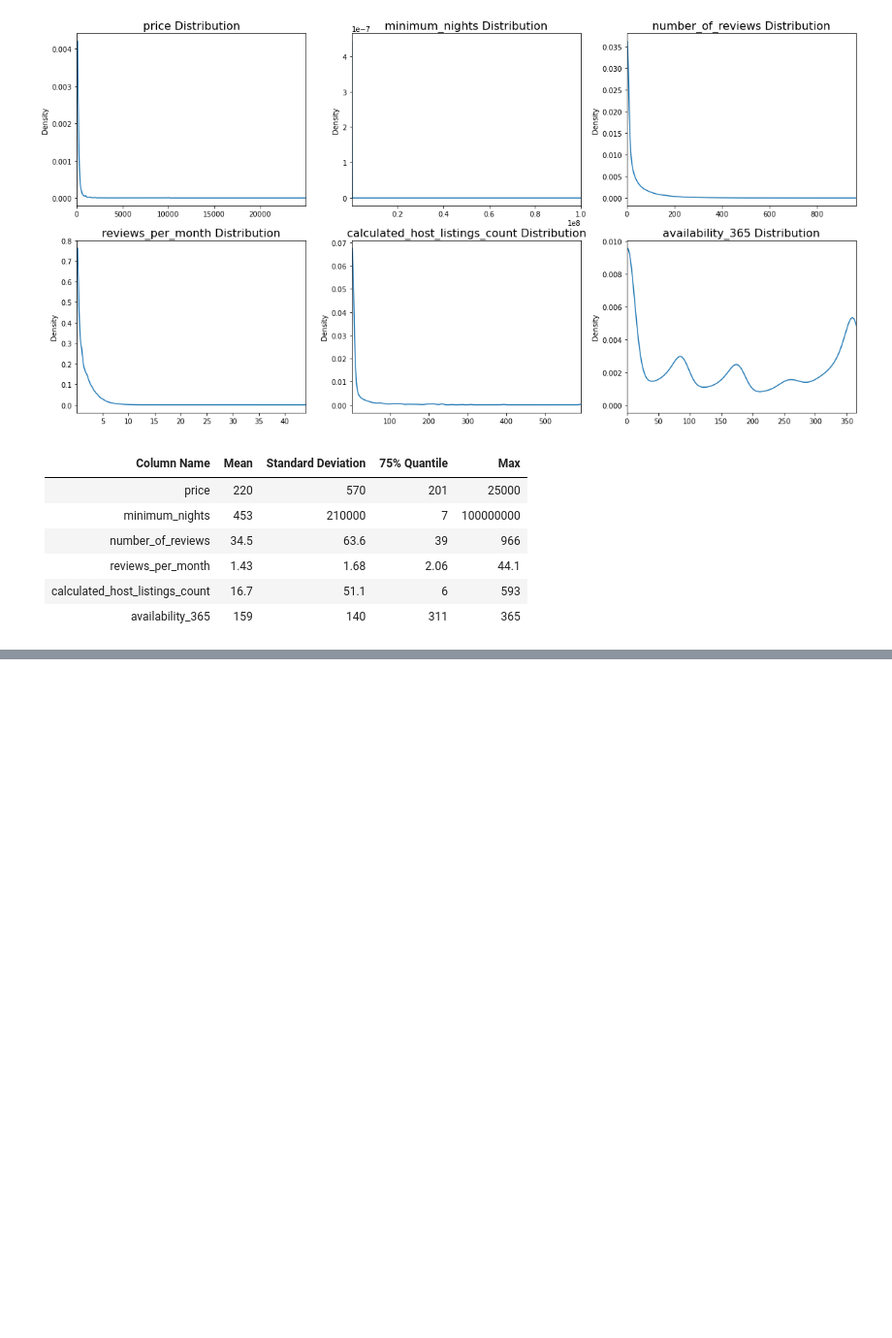
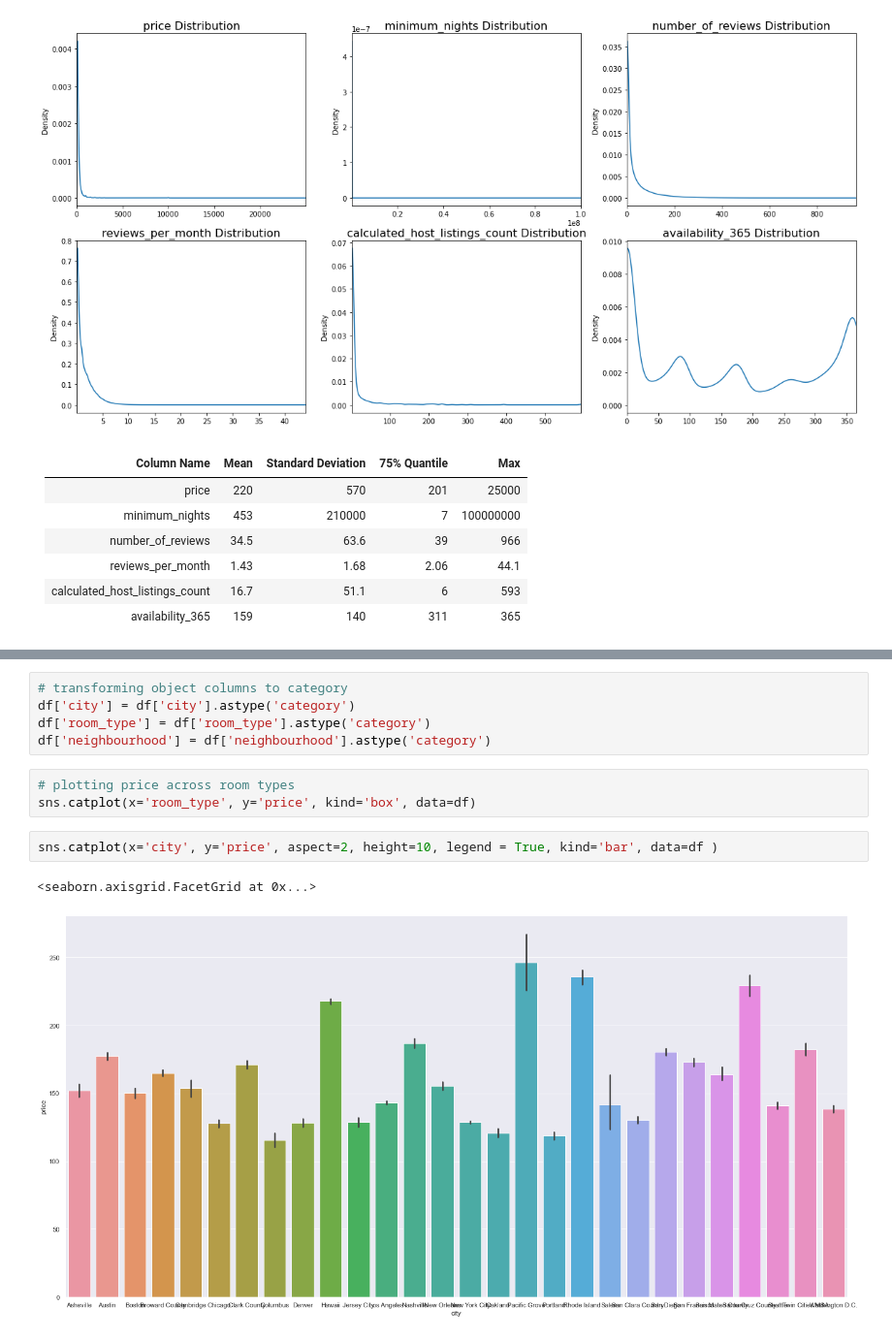
Before and after one commit to samiraafreen/airbnb, a Jupyter notebook: FinalProjectWriteup.ipynb, the cells around one changed output, grey strips where cells are left out. Shown at 97% size. Drawn from its saved outputs; the diff is of its cells as text; blank space fills up the shorter version.

```diff
--- a/FinalProjectWriteup.ipynb
+++ b/FinalProjectWriteup.ipynb
@@ -355,0 +126,13 @@ TypeError: '(array([ True,  True,  True, ...,  True, False,  True]), slice(None,
+# %%
+# transforming object columns to category
+df['city'] = df['city'].astype('category')
+df['room_type'] = df['room_type'].astype('category')
+df['neighbourhood'] = df['neighbourhood'].astype('category')
+# %%
+# plotting price across room types
+sns.catplot(x='room_type', y='price', kind='box', data=df)
+# %%
+sns.catplot(x='city', y='price', aspect=2, height=10, legend = True, kind='bar', data=df )
+# %% [output]
+<seaborn.axisgrid.FacetGrid at 0x...>
+[figure, added]
```
Also changed, not shown: parts of 60 cells of this notebook, 2 other files.
